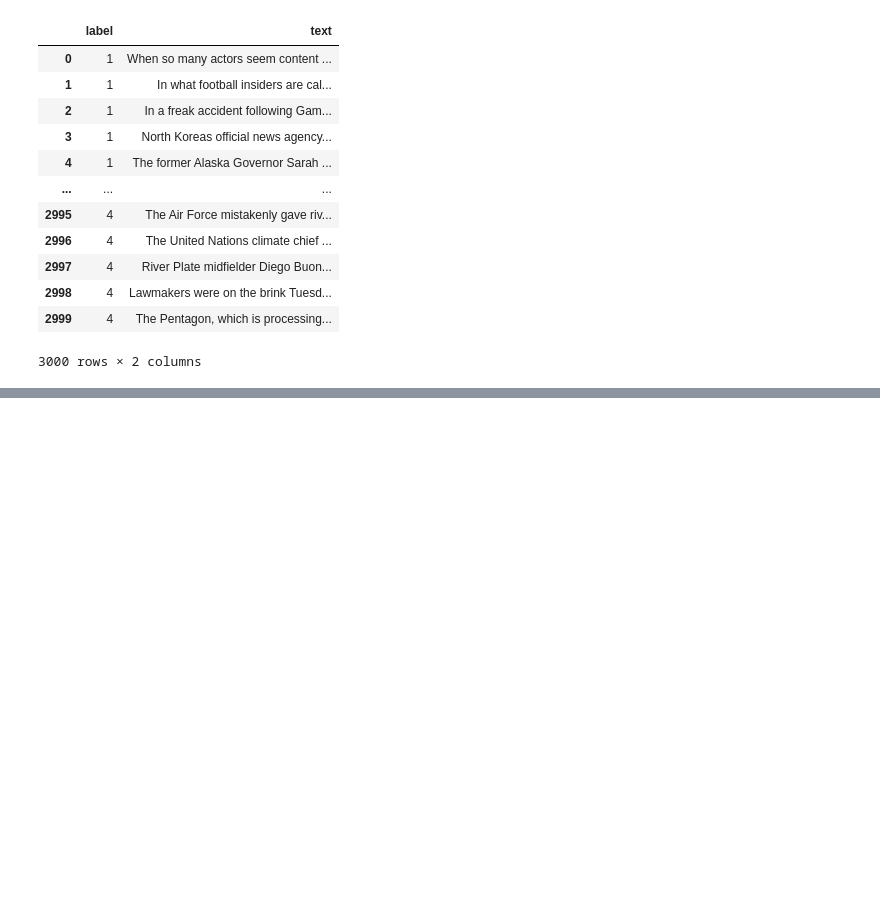
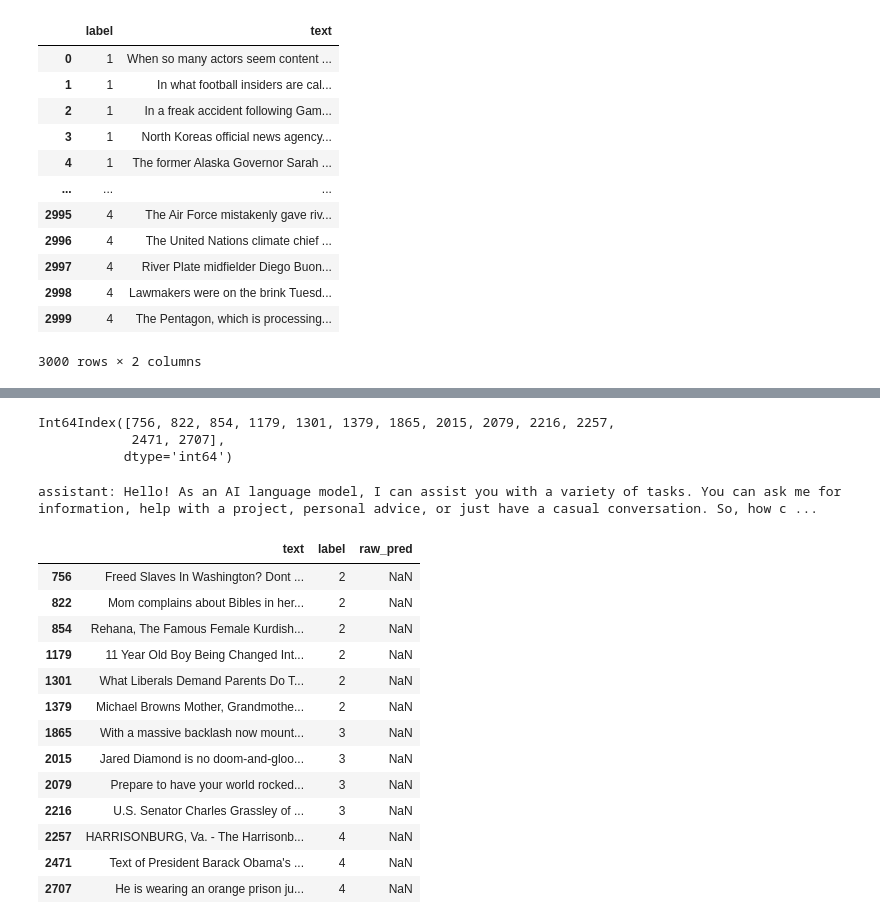
Before and after one commit to ljhgabe/CS4248-Team15-LUN, a Jupyter notebook: code/prompt_experiments.ipynb, the cells around one changed output, grey strips where cells are left out. Drawn from its saved outputs; the diff is of its cells as text; code cells hidden in the pictures; blank space fills up the shorter version.

```diff
--- a/code/prompt_experiments.ipynb
+++ b/code/prompt_experiments.ipynb
@@ -96,0 +120,4 @@ files.download('result_test.csv')
+# %%
+results = pd.read_csv('result_test_raw.csv')
+results = results[['text', 'label', 'raw_pred']]
+results
@@ -96,0 +138,43 @@ files.download('result_test.csv')
+# %%
+na_indices = results[results['raw_pred'].isna()].index
+# %%
+na_indices
+# %% [output]
+Int64Index([756, 822, 854, 1179, 1301, 1379, 1865, 2015, 2079, 2216, 2257,
+            2471, 2707],
+           dtype='int64')
+# %%
+model_id = 'gpt-3.5-turbo'
+
+def get_gpt_reply(m):
+    response = openai.ChatCompletion.create(
+        model=model_id,
+        messages=m
+    )
+    m.append({'role': response.choices[0].message.role, 'content': response.choices[0].message.content})
+    return m
+
+messages = []
+messages.append({'role': 'system', 'content': 'How may I help you?'})
+messages = get_gpt_reply(messages)
+print('{0}: {1}\n'.format(messages[-1]['role'].strip(), messages[-1]['content'].strip()))
+# %% [output]
+assistant: Hello! As an AI language model, I can assist you with a variety of tasks. You can ask me for information, help with a project, personal advice, or just have a casual conversation. So, how c ...
+# %%
+na_results = results.iloc[na_indices]
+na_results
+# %% [output]
+|  | text | label | raw_pred |
+| 756 | Freed Slaves In Washington? Dont ... | 2 | NaN |
+| 822 | Mom complains about Bibles in her... | 2 | NaN |
+| 854 | Rehana, The Famous Female Kurdish... | 2 | NaN |
+| 1179 | 11 Year Old Boy Being Changed Int... | 2 | NaN |
+| 1301 | What Liberals Demand Parents Do T... | 2 | NaN |
+| 1379 | Michael Browns Mother, Grandmothe... | 2 | NaN |
+| 1865 | With a massive backlash now mount... | 3 | NaN |
+| 2015 | Jared Diamond is no doom-and-gloo... | 3 | NaN |
+| 2079 | Prepare to have your world rocked... | 3 | NaN |
+| 2216 | U.S. Senator Charles Grassley of ... | 3 | NaN |
+| 2257 | HARRISONBURG, Va. - The Harrisonb... | 4 | NaN |
+| 2471 | Text of President Barack Obama's ... | 4 | NaN |
+| 2707 | He is wearing an orange prison ju... | 4 | NaN |
```
Also changed, not shown: parts of 26 cells of this notebook.
